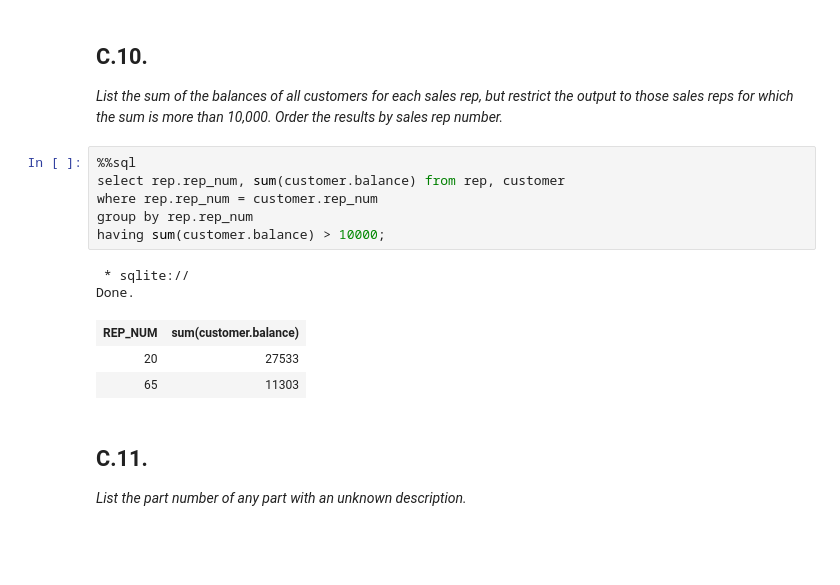
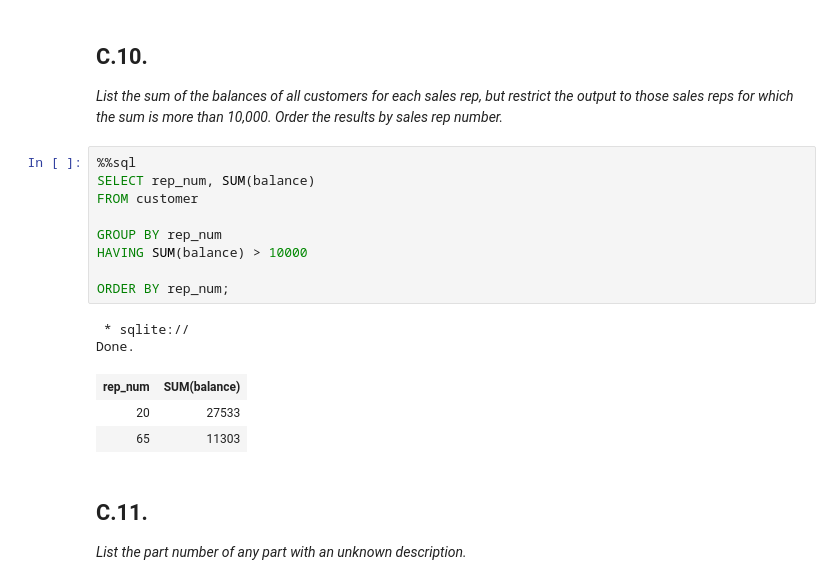
Before and after one commit to RSM2401-JMEX/Group-Assignment-1, a Jupyter notebook: Group-Assignment-1.ipynb, the cells around one changed output. Cells and saved outputs as stored; diff of their text form; blank space fills up the shorter version.

Commit message:
Debugging
Part B
Reversed to original setting of data table name to follow the syntax requirement

Part C
Find a better way of solving question C10

```diff
--- a/Group-Assignment-1.ipynb
+++ b/Group-Assignment-1.ipynb
@@ -655,18 +655,21 @@ Done.
 # %% [markdown]
 ## C.10.
 *List the sum of the balances of all customers for each sales rep, but restrict the output to those sales reps for which the sum is more than 10,000. Order the results by sales rep number.*
-# %%
-%%sql
-select rep.rep_num, sum(customer.balance) from rep, customer
-where rep.rep_num = customer.rep_num
-group by rep.rep_num
-having sum(customer.balance) > 10000;
-# %% [output]
- * sqlite://
-Done.
-| REP_NUM | sum(customer.balance) |
-| 20 | 27533 |
-| 65 | 11303 |
+# %%
+%%sql
+SELECT rep_num, SUM(balance)
+FROM customer
+
+GROUP BY rep_num
+HAVING SUM(balance) > 10000
+
+ORDER BY rep_num;
+# %% [output]
+ * sqlite://
+Done.
+| rep_num | SUM(balance) |
+| 20 | 27533 |
+| 65 | 11303 |
 # %% [markdown]
 ## C.11.
 *List the part number of any part with an unknown description.*
```
Also changed, not shown: parts of 4 cells of this notebook.
